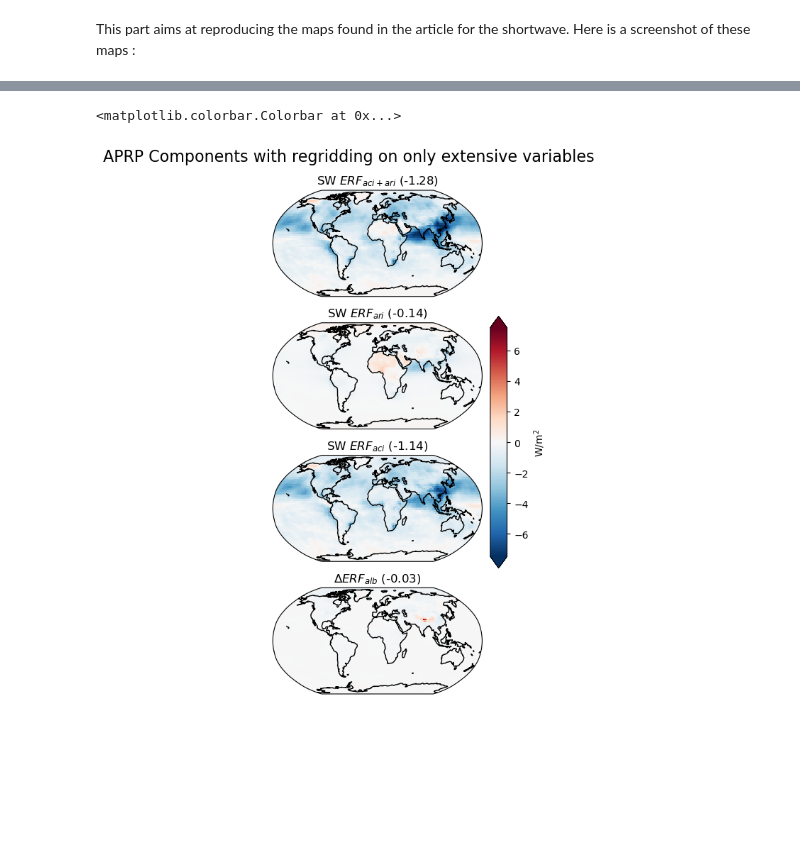
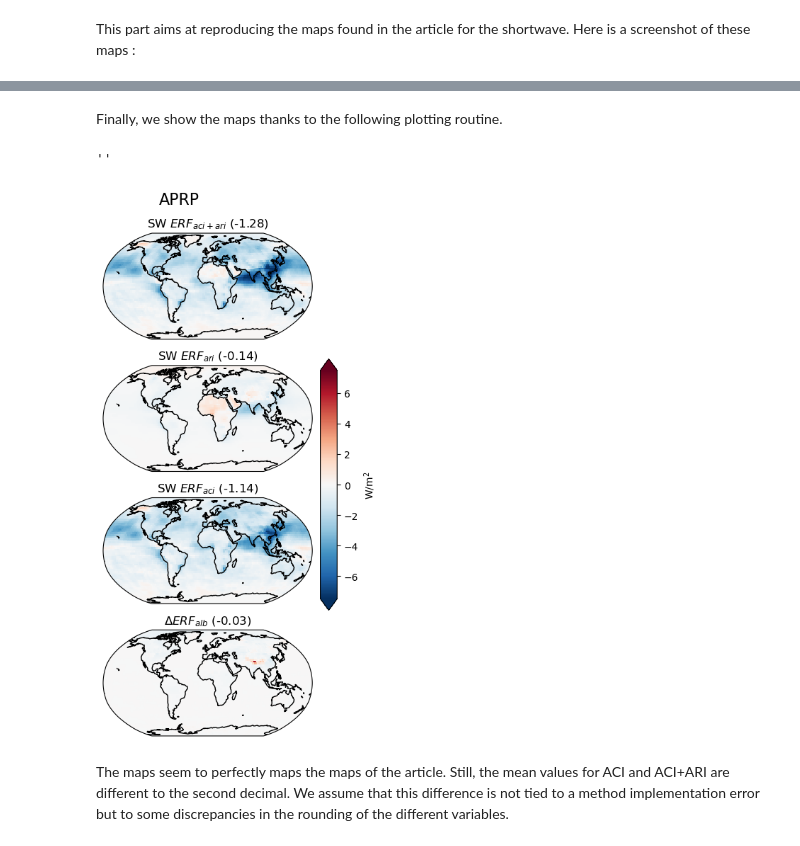
Before and after one commit to Regional-Modeling-LATMOS-IGE/CMIP6-Arctic-Aerosol-Analysis, a Jupyter notebook: demonstrate_reproducibility_of_zelinkas_results.ipynb, the cells around one changed output, grey strips where cells are left out. Drawn from its saved outputs; the diff is of its cells as text; code cells hidden in the pictures; blank space fills up the shorter version.

Commit message:
The notebook works and has been cleaned -> need to merge to the main branch. This will solve issue #3 (Create a notebook that accounts for Zelinka's results'comparison).

```diff
--- a/demonstrate_reproducibility_of_zelinkas_results.ipynb
+++ b/demonstrate_reproducibility_of_zelinkas_results.ipynb
@@ -526,14 +433,0 @@ dict_aprp_before_regridding = {
-# %%
-# needed for the concat function to work
-
-dict_aprp_regridded_time_avg = {
-    key: dict_aprp_regridded[key]
-    .groupby(dict_aprp_regridded[key].time.dt.month)
-    .mean().mean("month")
-    for key in dict_aprp_reduced.keys()
-}
-# %%
-dict_aprp_regridded_time_avg= {
-    key: adapt_for_spatial_avgd(dict_aprp_regridded_time_avg[key])
-    for key in dict_aprp_reduced.keys()
-}
@@ -540,10 +436,17 @@ dict_aprp_regridded_time_avg= {
 # %%
+### MAKE THE FULL LIST OF AVERAGED VARIABLES FOR THE MAPS ###
 
+## Producing the list of averaged variables to display on the maps ##
 
 list_avgd_variables_for_all_entries = [
-    create_list_of_spatial_averaged_variables_for_given_entry(dict_aprp_regridded_time_avg[key])
+    create_list_of_spatial_averaged_variables_for_given_entry(dict_aprp_reduced[key])
     for key in dict_aprp_reduced.keys()
 ]
 
-# adding gfdl esm4 (missing) from zelinka's results
+## Adding GFDL-ESM4 (missing) thanks to the article's results ##
+
 list_avgd_variables_for_all_entries.append([-0.55, +0.09, -0.64, np.nan])
+
+## Rounding the results to two decimals ##
+
+res_to_show = np.round(np.nanmean(list_avgd_variables_for_all_entries, axis = 0), 2)
@@ -576,6 +455,6 @@ array([-1.28, -0.14, -1.14, -0.03])
 # %%
-# let's make the entry average
+### MAKING THE ENTRY AVERAGES TO GENERATE A MEAN MAP ###
 
-ensemble_aprp_avg = xr.concat(dict_aprp_regridded_time_avg.values(), "entry").mean(
+ensemble_aprp_avg = xr.concat(dict_aprp_reduced.values(), "entry").mean(
     dim="entry"
 )
@@ -621,13 +461,14 @@ from cartopy.util import add_cyclic_point # to have nice contours plot on the ea
+# %% [markdown]
+Finally, we show the maps thanks to the following plotting routine.
 # %%
 output = ensemble_aprp_avg
 
 fig = plt.figure(figsize = (6,8))
-plt.suptitle("APRP Components with regridding on only extensive variables", fontsize=16)
+plt.suptitle("APRP", fontsize=16)
 axes = fig.subplots(nrows= 4, ncols = 1, subplot_kw={"projection": ccrs.Robinson()})
 cnt = -1
 
 avgmap = output
-
 
 plot_list_avg = res_to_show
 
@@ -640,33 +481,35 @@ plot_list_map = [
 
 list_titles = [
         "SW $ERF_{aci + ari}$",
         "SW $ERF_{ari}$",
         "SW $ERF_{aci}$",
         "$\\Delta ERF_{alb}$"
 ]
 for row in range(4):
 
         cnt += 1
 
         avg = plot_list_avg[cnt]
 
         pl = plot_list_map[cnt].plot(
             ax=axes[row],
             transform=ccrs.PlateCarree(),
             vmin=-7.5,
             vmax=7.5,
             cmap="RdBu_r",
             add_colorbar=False,
         )
-        axes[row].set_title(list_titles[cnt] + " (" + str(np.round(avg,3)) + ")")
+        axes[row].set_title(list_titles[cnt] + " (" + str(avg) + ")")
 
         axes[row].coastlines()
 
 plt.tight_layout()
 
 fig.colorbar(
     pl, ax=axes.ravel().tolist(), pad=0.02, shrink=0.5, aspect=15, label="W/m$^2$", extend='both'
 )
 # %% [output]
-<matplotlib.colorbar.Colorbar at 0x...>
+''
-[figure, old version]
+[figure, new version]
+# %% [markdown]
+The maps seem to perfectly maps the maps of the article. Still, the mean values for ACI and ACI+ARI are different to the second decimal. We assume that this difference is not tied to a method implementation error but to some discrepancies in the rounding of the different variables.
```
Also changed, not shown: parts of 33 cells of this notebook.
